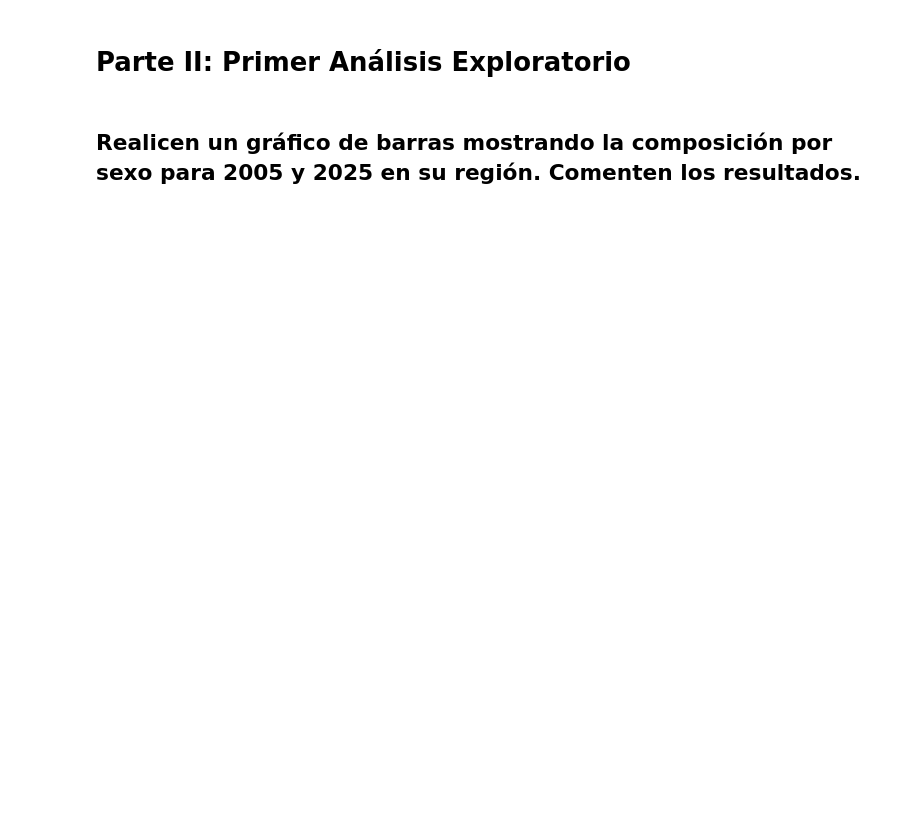
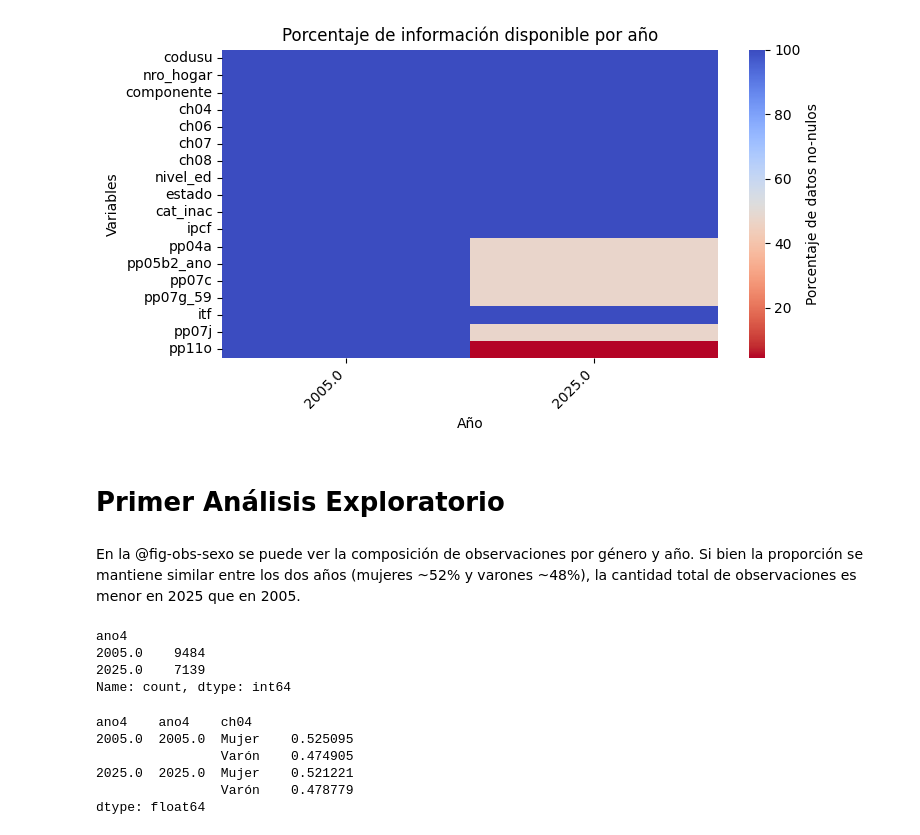
Before and after one commit to mcargnel/Big-Data-UBA-Grupo-09, a Jupyter notebook: TP1/TP1_Grupo_001.ipynb, the cells around one changed output. Cells and saved outputs as stored; diff of their text form; code cells hidden in the pictures; blank space fills up the shorter version.

```diff
--- a/TP1/TP1_Grupo_001.ipynb
+++ b/TP1/TP1_Grupo_001.ipynb
@@ -137,0 +119,24 @@ memory usage: 1.8+ MB
+# %%
+df_total['pp07c'] = df_total['pp07c'].replace({1.0: 'Sí (incluye changa, trabajo transitorio, por tarea u obra, s',
+                                               2.0: 'No (Incluye permanente, fijo, estable, de planta)',
+                                               9.0: 'Ns./Nr.'
+                                                })
+# %%
+df_total['pp07j'] = df_total['pp07j'].replace({1.0: 'Dia',
+                                               2.0: 'Noche',
+                                               3.0:'Otros',
+                                               '...de día? (mañana/tarde)': 'Dia',
+                                               '...de noche':'Noche',
+                                               '...de otro tipo? (rotativo, día y noche, guardias con franco':'Otros'
+                                                                                                        })
+# %%
+df_total['pp11o'] = df_total['pp11o'].replace({1.0: 'Despido/cierre',
+                                               2.0: 'Por retiro voluntario del sector público',
+                                               3.0:'Jubilación',
+                                               4.0:'Fin del trabajo temporario/estacional',
+                                               5.0:'Le pagaban poco/no le pagaban',
+                                               6.0:'Malas relaciones laborales/malas condiciones de trabajo (ins',
+                                               7:'Renuncia obligada/pactada',
+                                               8.0: 'Otro',
+                                               9:'Por razones personales'
+                                                })
@@ -138,4 +170,47 @@ memory usage: 1.8+ MB
+# %%
+#| label: fig-heatmap-nulos
+#| tbl-cap: Heatmap de datos nulos.
+#| echo: false
+#| include: true
+#| fig-width: 2
+#| fig-height: 1.5
+
+# Calcular el porcentaje de datos no nulos por año
+percentage_data = df_total.groupby('ano4').apply(lambda x: x.notnull().mean() * 100,include_groups=False)
+
+# Crear el heatmap sin etiquetas en las celdas
+plt.figure(figsize=(8, 4))
+sns.heatmap(percentage_data.T, annot=False, cmap="coolwarm_r",cbar_kws={'label': 'Porcentaje de datos no-nulos'})
+plt.title("Porcentaje de información disponible por año")
+plt.xlabel("Año")
+plt.xticks(rotation=45, ha='right')
+plt.ylabel("Variables")
+plt.yticks(rotation=0)
+plt.show()
+# %% [output]
+[figure, added]
 # %% [markdown]
-# Parte II: Primer Análisis Exploratorio
+# Primer Análisis Exploratorio
 # %% [markdown]
-## Realicen un gráfico de barras mostrando la composición por sexo para 2005 y 2025 en su región. Comenten los resultados.
+En la @fig-obs-sexo se puede ver la composición de observaciones por género y año. Si bien la proporción se mantiene similar entre los dos años (mujeres ~52% y varones ~48%), la cantidad total de observaciones es menor en 2025 que en 2005.
+# %%
+df_total['ano4'].value_counts()
+# %% [output]
+ano4
+2005.0    9484
+2025.0    7139
+Name: count, dtype: int64
+# %%
+(
+    df_total.groupby(['ano4', 'ch04'])
+    .size()
+    .groupby(level=0)
+    .apply(lambda x: x / x.sum())
+)
+# %% [output]
+ano4    ano4    ch04
+2005.0  2005.0  Mujer    0.525095
+                Varón    0.474905
+2025.0  2025.0  Mujer    0.521221
+                Varón    0.478779
+dtype: float64
```
Also changed, not shown: parts of 52 cells of this notebook, 1 other file.
